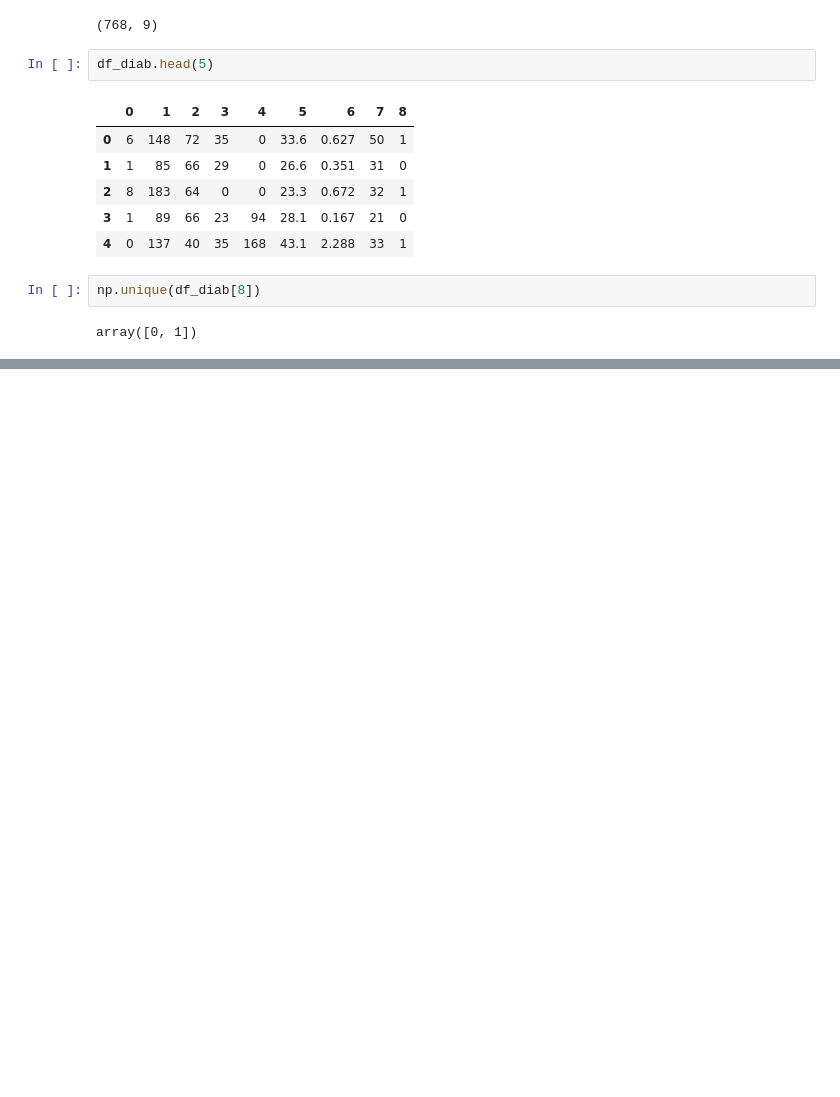
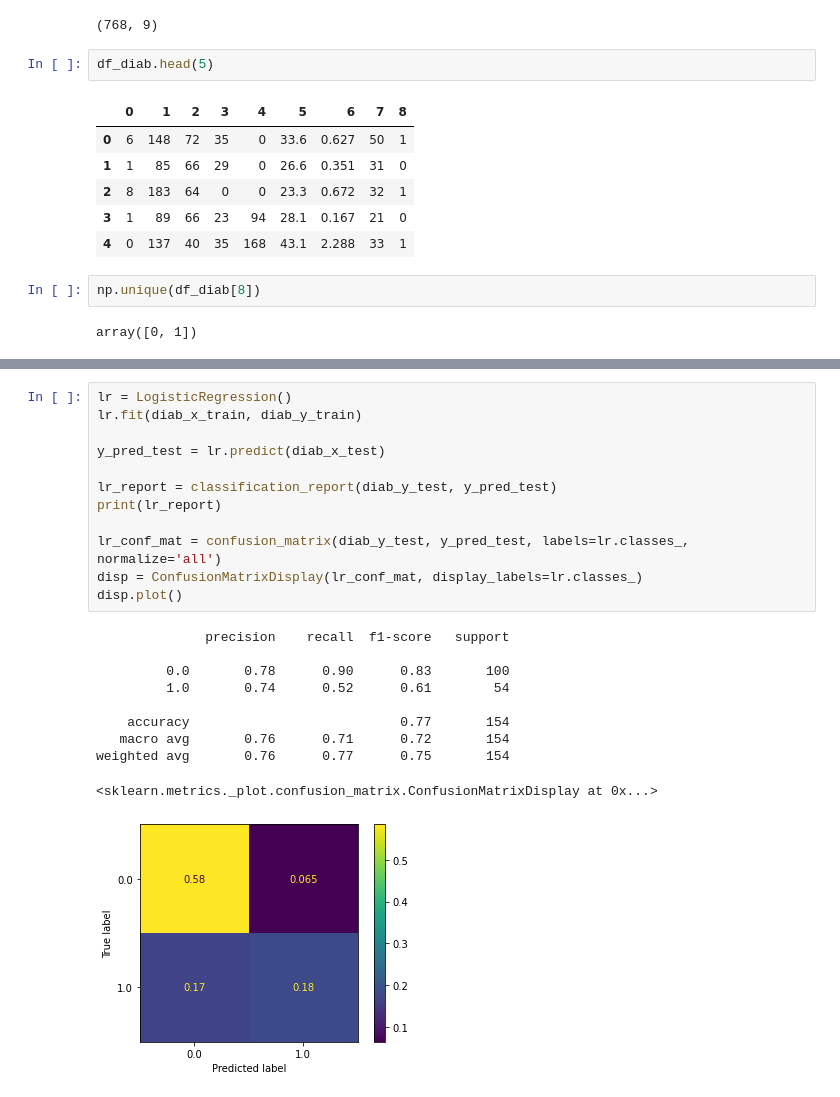
Before and after one commit to dmachlanski/ncrm-causality-2021, a Jupyter notebook: Day_1_Intro_to_ML.ipynb, the cells around one changed output, grey strips where cells are left out. Saved outputs shown, nothing was run; the diff lists cells and outputs as text; blank space fills up the shorter version.

```diff
--- a/Day_1_Intro_to_ML.ipynb
+++ b/Day_1_Intro_to_ML.ipynb
@@ -140,0 +207,23 @@ array([0, 1])
+# %%
+lr = LogisticRegression()
+lr.fit(diab_x_train, diab_y_train)
+
+y_pred_test = lr.predict(diab_x_test)
+
+lr_report = classification_report(diab_y_test, y_pred_test)
+print(lr_report)
+
+lr_conf_mat = confusion_matrix(diab_y_test, y_pred_test, labels=lr.classes_, normalize='all')
+disp = ConfusionMatrixDisplay(lr_conf_mat, display_labels=lr.classes_)
+disp.plot()
+# %% [output]
+              precision    recall  f1-score   support
+
+         0.0       0.78      0.90      0.83       100
+         1.0       0.74      0.52      0.61        54
+
+    accuracy                           0.77       154
+   macro avg       0.76      0.71      0.72       154
+weighted avg       0.76      0.77      0.75       154
+<sklearn.metrics._plot.confusion_matrix.ConfusionMatrixDisplay at 0x...>
+[figure, added]
```
Also changed, not shown: parts of 20 cells of this notebook.
